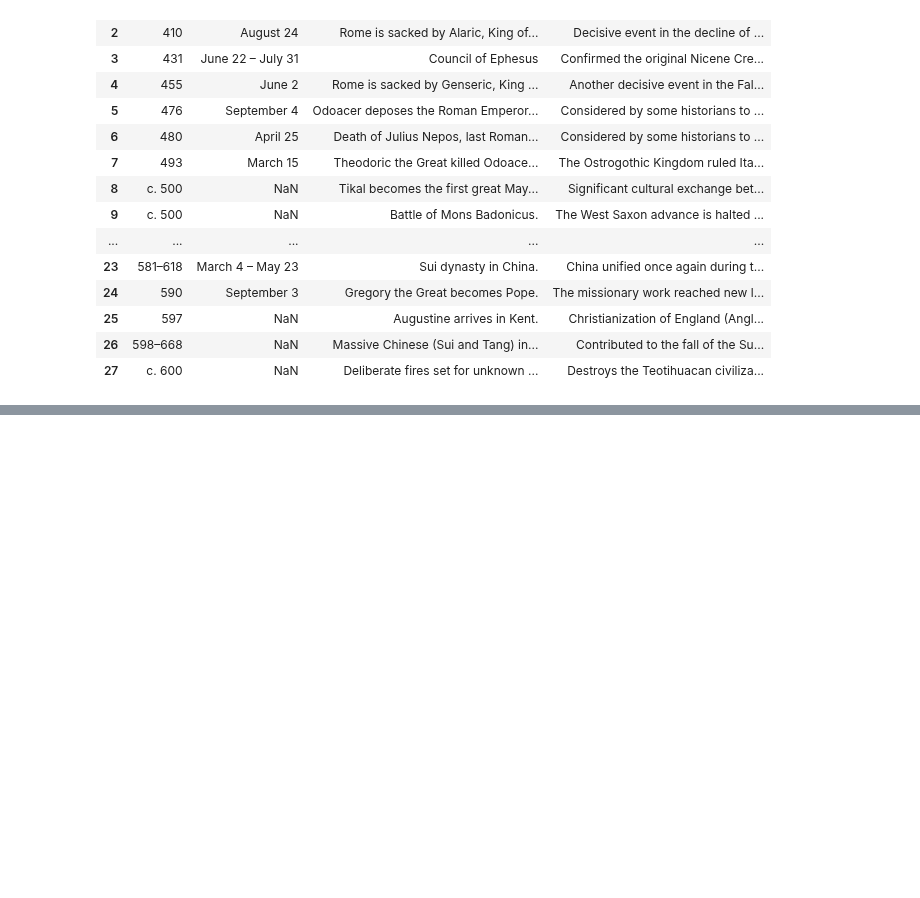
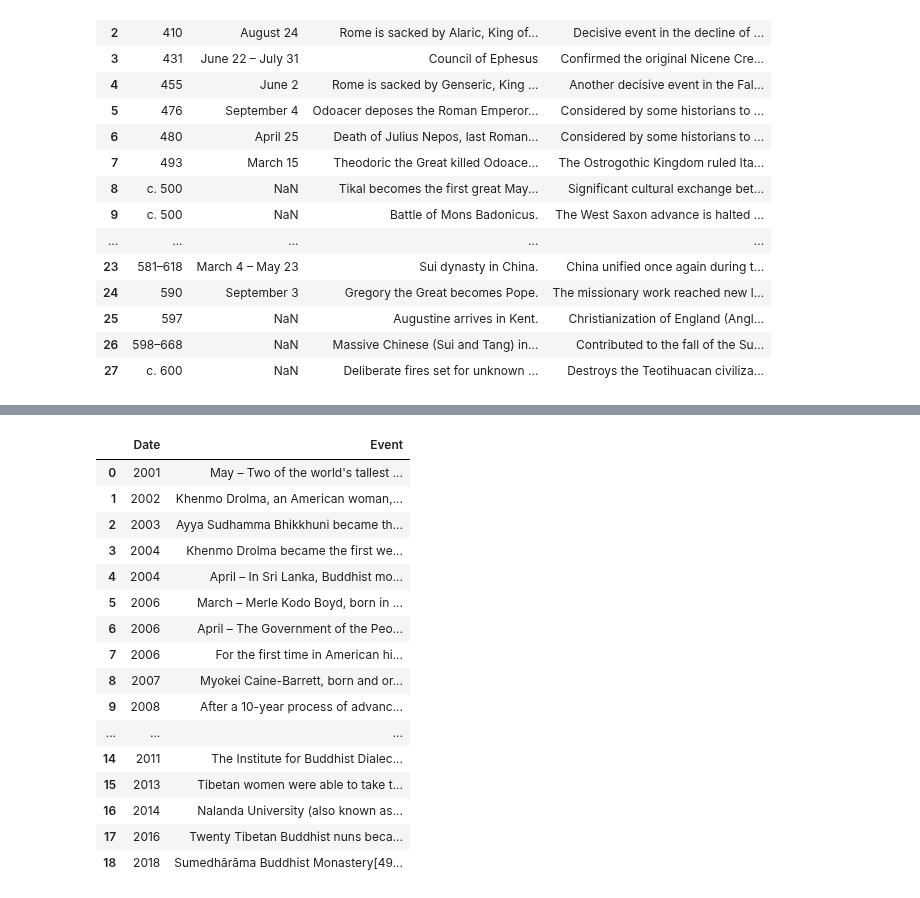
Before and after one commit to domschl/EbookTools, a Jupyter notebook: wiki_exporter_hist.ipynb, the cells around one changed output, grey strips where cells are left out. Cells and saved outputs as stored; diff of their text form; code cells hidden in the pictures; blank space fills up the shorter version.

```diff
--- a/wiki_exporter_hist.ipynb
+++ b/wiki_exporter_hist.ipynb
@@ -938,3 +940,26 @@ for index in range(3,13):
 # https://en.wikipedia.org/wiki/Historical_climatology
 
 # https://en.wikipedia.org/wiki/Timeline_of_international_trade
+# %%
+url = "https://en.wikipedia.org/wiki/Timeline_of_Buddhism"
+tables = pd.read_html(url)
+# %%
+tables[29]
+# %% [output]
+|  | Date | Event |
+| 0 | 2001 | May – Two of the world's tallest ... |
+| 1 | 2002 | Khenmo Drolma, an American woman,... |
+| 2 | 2003 | Ayya Sudhamma Bhikkhuni became th... |
+| 3 | 2004 | Khenmo Drolma became the first we... |
+| 4 | 2004 | April – In Sri Lanka, Buddhist mo... |
+| 5 | 2006 | March – Merle Kodo Boyd, born in ... |
+| 6 | 2006 | April – The Government of the Peo... |
+| 7 | 2006 | For the first time in American hi... |
+| 8 | 2007 | Myokei Caine-Barrett, born and or... |
+| 9 | 2008 | After a 10-year process of advanc... |
+| ... | ... | ... |
+| 14 | 2011 | The Institute for Buddhist Dialec... |
+| 15 | 2013 | Tibetan women were able to take t... |
+| 16 | 2014 | Nalanda University (also known as... |
+| 17 | 2016 | Twenty Tibetan Buddhist nuns beca... |
+| 18 | 2018 | Sumedhārāma Buddhist Monastery[49... |
```
Also changed, not shown: parts of 2 cells of this notebook.
